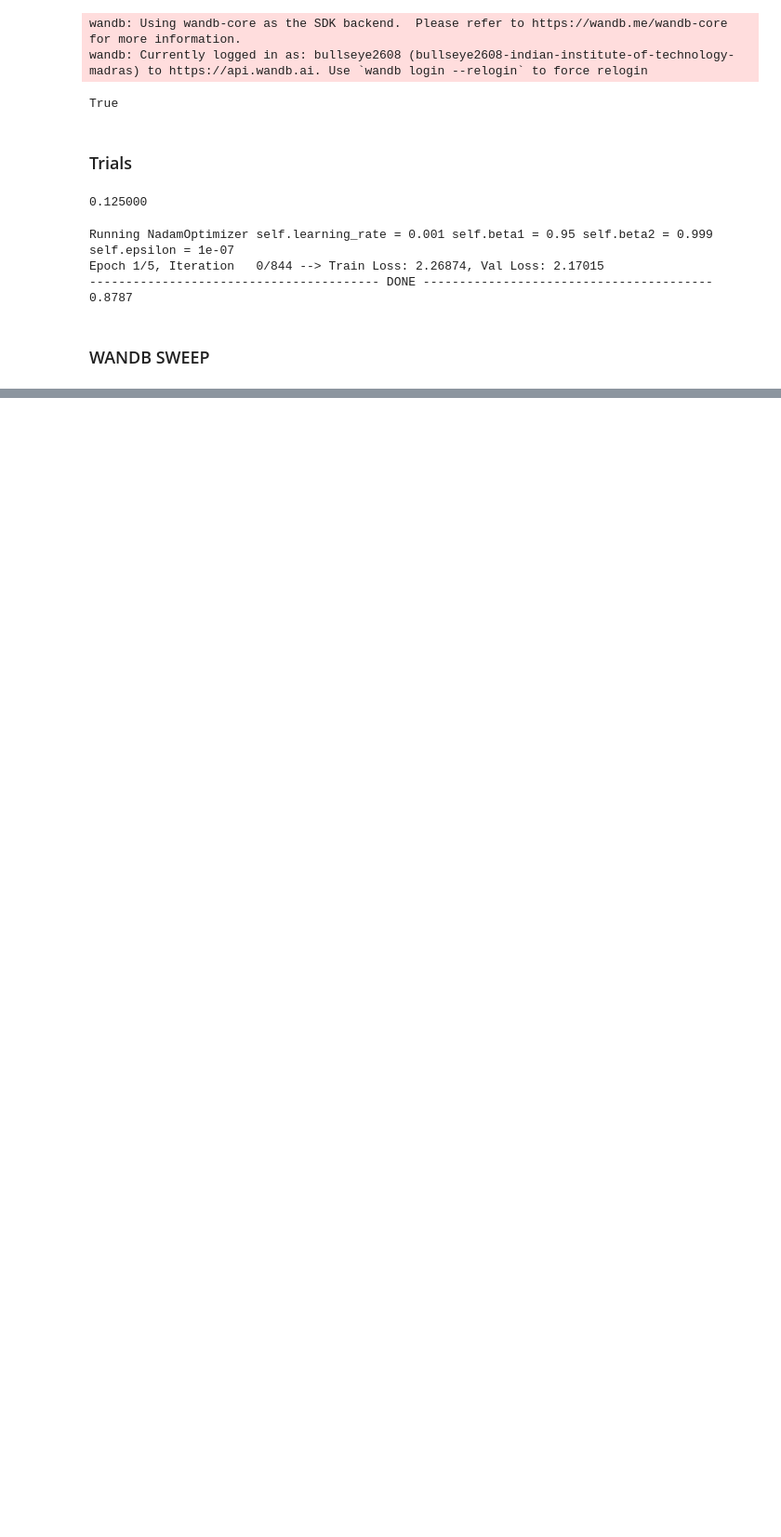
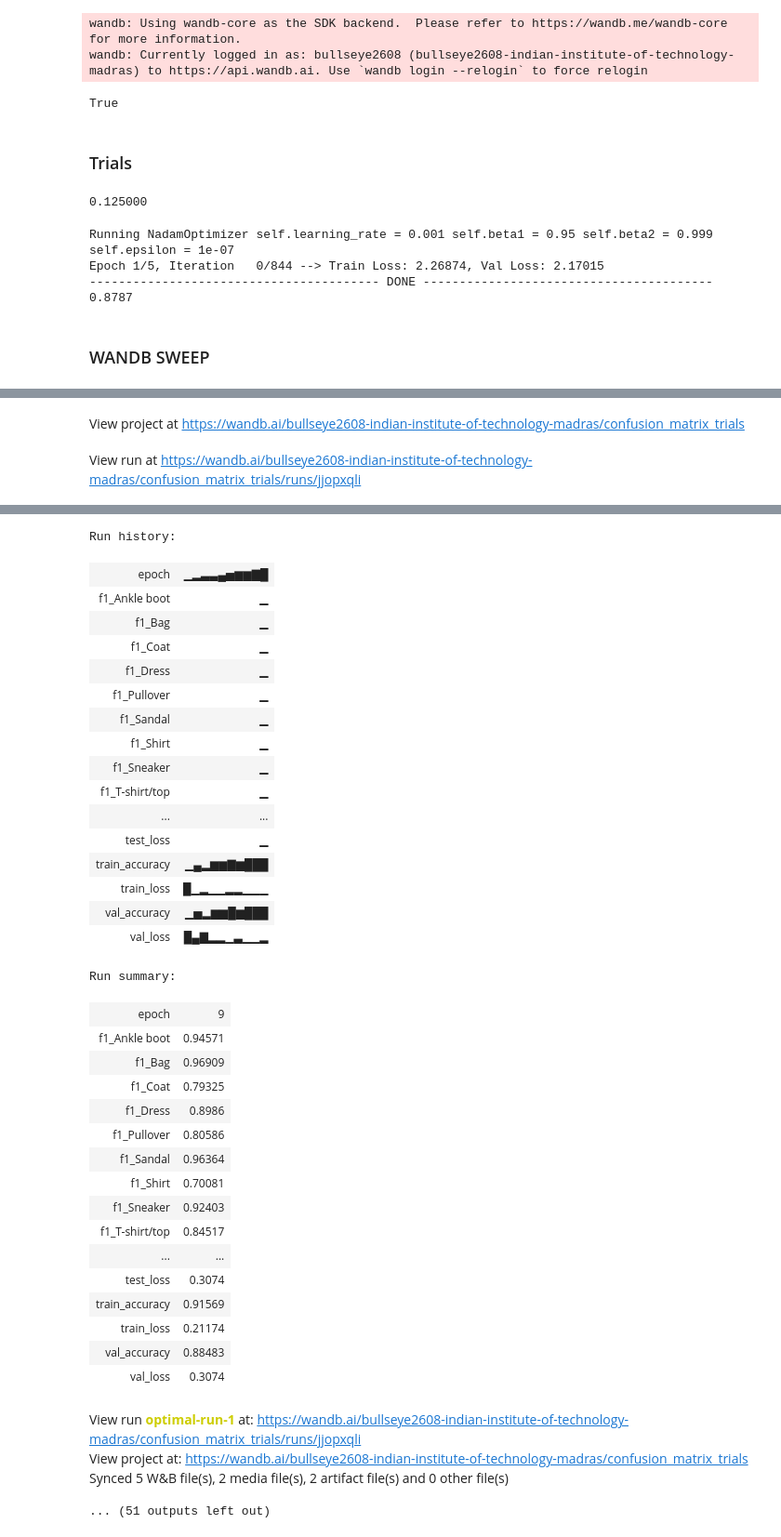
Before and after one commit to BullsEye268/da6401_assignment1, a Jupyter notebook: trials_2.ipynb, the cells around one changed output, grey strips where cells are left out. Shown at 93% size. Drawn from its saved outputs; the diff is of its cells as text; code cells hidden in the pictures; blank space fills up the shorter version.

```diff
--- a/trials_2.ipynb
+++ b/trials_2.ipynb
@@ -110,0 +521,6 @@ Run summary:
+# %%
+metrics, cms, y_preds = run_multiple_experiments()
+
+print("All runs completed!")
+print(f"Average accuracy: {np.mean([m['test_accuracy'] for m in metrics]):.4f}")
+# %% [output]
@@ -110,0 +530,2 @@ Run summary:
+View project at https://wandb.ai/bullseye2608-indian-institute-of-technology-madras/confusion_matrix_trials
+View run at https://wandb.ai/bullseye2608-indian-institute-of-technology-madras/confusion_matrix_trials/runs/jjopxqli
@@ -110,0 +548,38 @@ Run summary:
+Run history:
+| epoch | ▁▂▃▃▄▅▆▆▇█ |
+| f1_Ankle boot | ▁ |
+| f1_Bag | ▁ |
+| f1_Coat | ▁ |
+| f1_Dress | ▁ |
+| f1_Pullover | ▁ |
+| f1_Sandal | ▁ |
+| f1_Shirt | ▁ |
+| f1_Sneaker | ▁ |
+| f1_T-shirt/top | ▁ |
+| ... | ... |
+| test_loss | ▁ |
+| train_accuracy | ▁▄▂▆▆▇▆███ |
+| train_loss | █▁▂▁▁▂▂▁▁▁ |
+| val_accuracy | ▁▅▂▆▆█▆███ |
+| val_loss | █▄▇▂▂▁▃▁▁▂ |
+Run summary:
+| epoch | 9 |
+| f1_Ankle boot | 0.94571 |
+| f1_Bag | 0.96909 |
+| f1_Coat | 0.79325 |
+| f1_Dress | 0.8986 |
+| f1_Pullover | 0.80586 |
+| f1_Sandal | 0.96364 |
+| f1_Shirt | 0.70081 |
+| f1_Sneaker | 0.92403 |
+| f1_T-shirt/top | 0.84517 |
+| ... | ... |
+| test_loss | 0.3074 |
+| train_accuracy | 0.91569 |
+| train_loss | 0.21174 |
+| val_accuracy | 0.88483 |
+| val_loss | 0.3074 |
+View run optimal-run-1 at: https://wandb.ai/bullseye2608-indian-institute-of-technology-madras/confusion_matrix_trials/runs/jjopxqli
+View project at: https://wandb.ai/bullseye2608-indian-institute-of-technology-madras/confusion_matrix_trials
+Synced 5 W&B file(s), 2 media file(s), 2 artifact file(s) and 0 other file(s)
+... (51 outputs left out)
```
Also changed, not shown: parts of 7 cells of this notebook, 4 other files.
